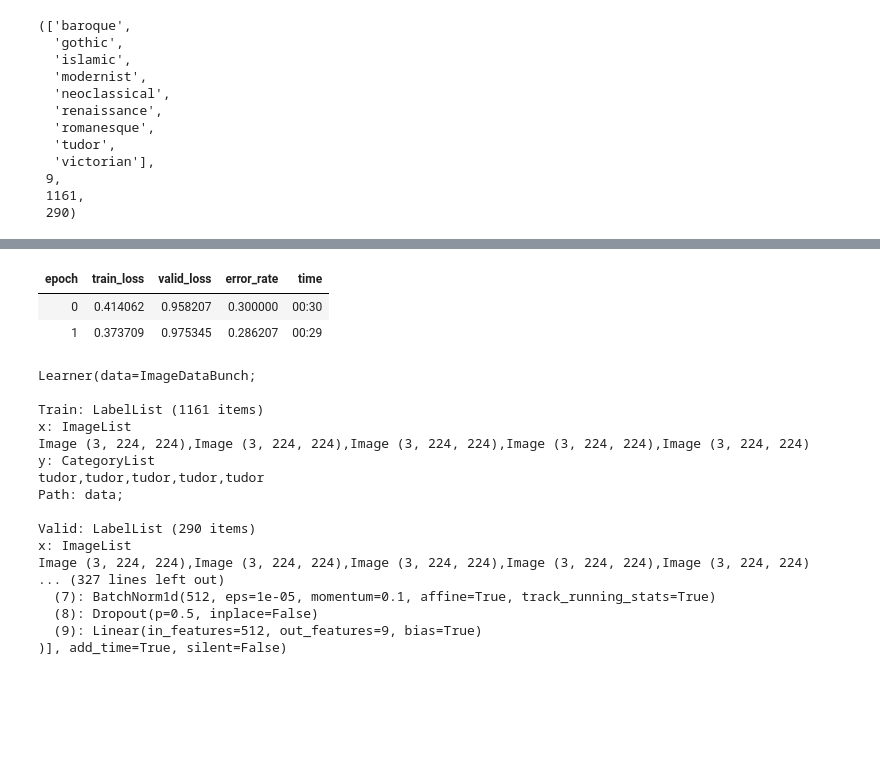
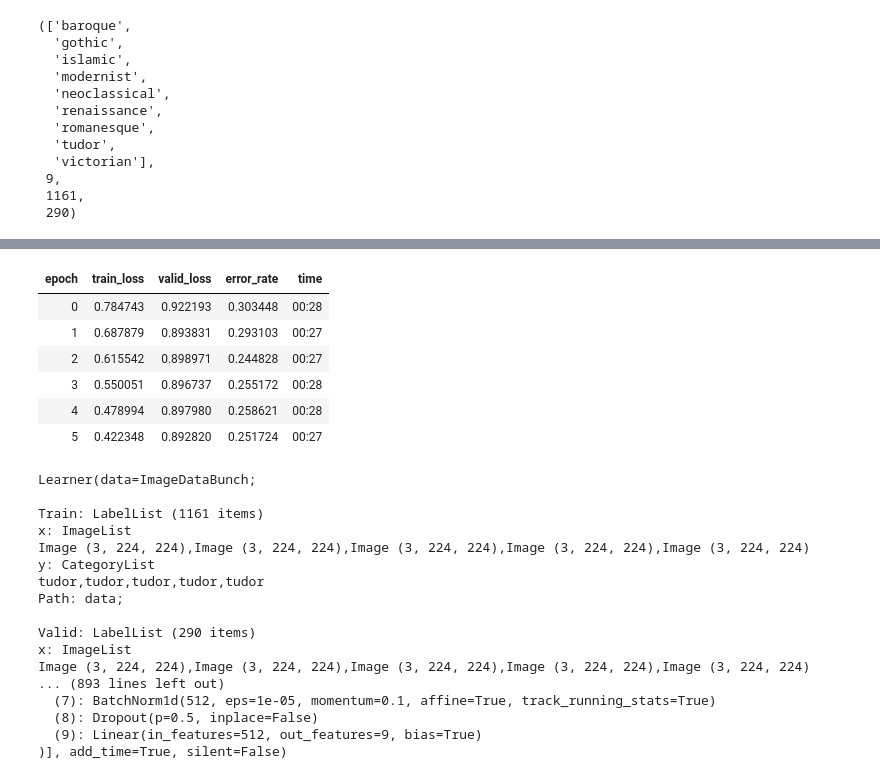
Before and after one commit to warrenmo/architecture-style-recognizer, a Jupyter notebook: recognizer.ipynb, the cells around one changed output, grey strips where cells are left out. Cells and saved outputs as stored; diff of their text form; code cells hidden in the pictures; blank space fills up the shorter version.

```diff
--- a/recognizer.ipynb
+++ b/recognizer.ipynb
@@ -98,9 +99,11 @@ learn.recorder.plot()
-# %%
-# The following 2 cycles were run after 5 previous cycles with overall diminishing error_rate
-# (so this model has run for 7 cycles total)
-learn.fit_one_cycle(2, max_lr=slice(1e-5, 1e-4))
-# %% [output]
-| epoch | train_loss | valid_loss | error_rate | time |
-| 0 | 0.414062 | 0.958207 | 0.300000 | 00:30 |
-| 1 | 0.373709 | 0.975345 | 0.286207 | 00:29 |
+# %%
+learn.fit_one_cycle(6, max_lr=slice(3e-5, 3e-4))
+# %% [output]
+| epoch | train_loss | valid_loss | error_rate | time |
+| 0 | 0.784743 | 0.922193 | 0.303448 | 00:28 |
+| 1 | 0.687879 | 0.893831 | 0.293103 | 00:27 |
+| 2 | 0.615542 | 0.898971 | 0.244828 | 00:27 |
+| 3 | 0.550051 | 0.896737 | 0.255172 | 00:28 |
+| 4 | 0.478994 | 0.897980 | 0.258621 | 00:28 |
+| 5 | 0.422348 | 0.892820 | 0.251724 | 00:27 |
 # %%
@@ -108,5 +111,5 @@ learn.save('stage-2-new-clean-50')
 # %%
-learn.load('stage-2-new-clean-50')
+learn.load('stage-2-densenet121')
 # %% [output]
 Learner(data=ImageDataBunch;
 
@@ -120,7 +123,7 @@ Path: data;
 Valid: LabelList (290 items)
 x: ImageList
 Image (3, 224, 224),Image (3, 224, 224),Image (3, 224, 224),Image (3, 224, 224),Image (3, 224, 224)
-... (327 lines left out)
+... (893 lines left out)
   (7): BatchNorm1d(512, eps=1e-05, momentum=0.1, affine=True, track_running_stats=True)
   (8): Dropout(p=0.5, inplace=False)
   (9): Linear(in_features=512, out_features=9, bias=True)
```
Also changed, not shown: parts of 26 cells of this notebook, 2 other files.
